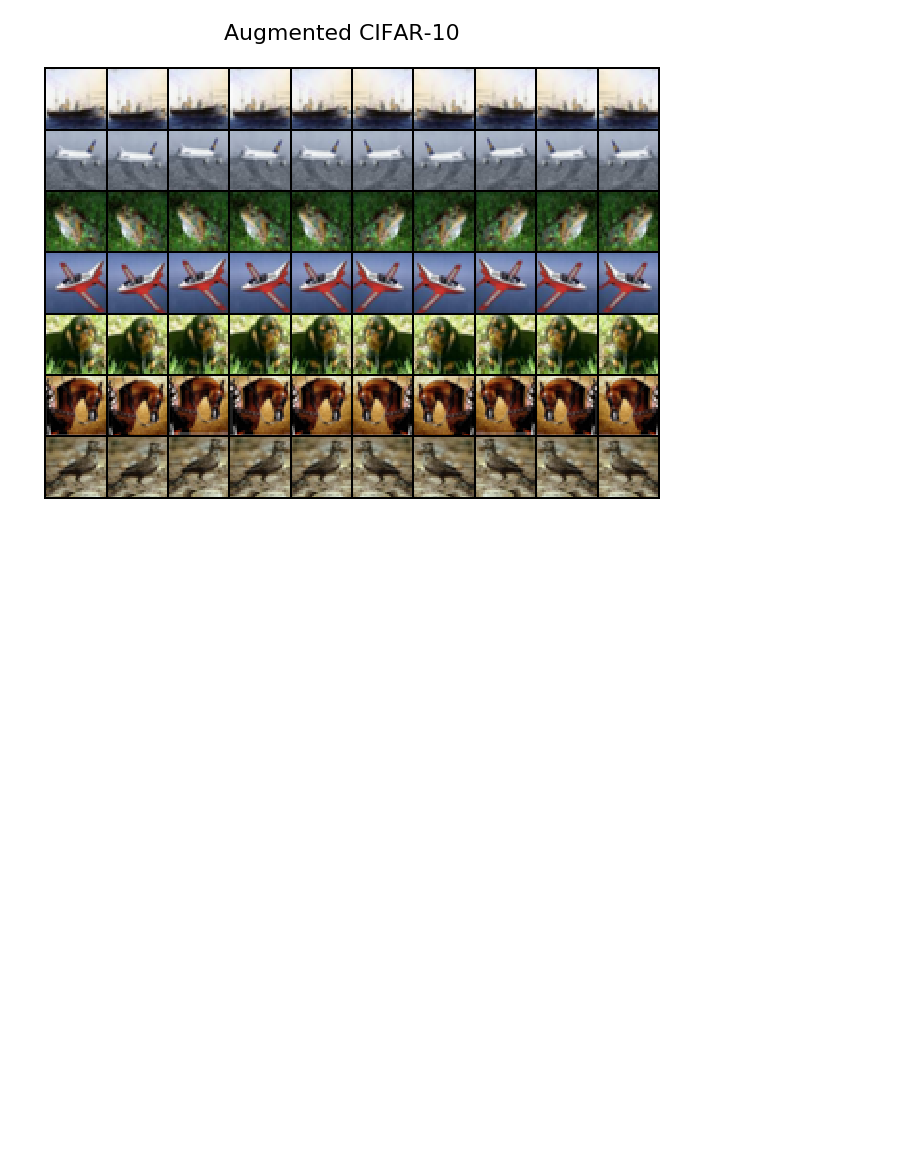
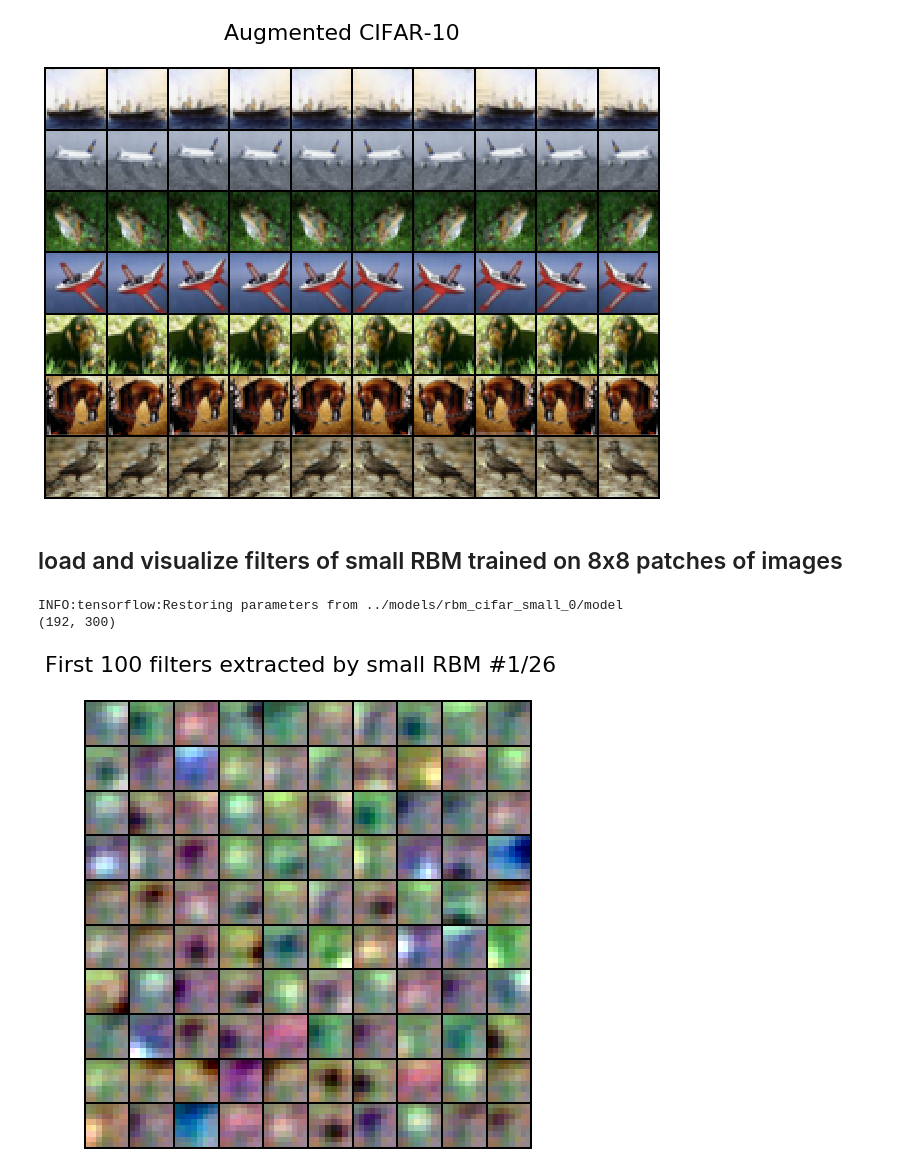
Before and after one commit to yell/boltzmann-machines, a Jupyter notebook: notebooks/dbm_cifar.ipynb, the cells around one changed output. Cells and saved outputs as stored; diff of their text form; code cells hidden in the pictures; blank space fills up the shorter version.

Commit message:
add small RBM filters visualization

```diff
--- a/notebooks/dbm_cifar.ipynb
+++ b/notebooks/dbm_cifar.ipynb
@@ -51,3 +56,28 @@ im_plot(Y, n_width=10, n_height=len(imgs_id), title='Augmented CIFAR-10',
 plt.savefig('cifar10_aug.png', dpi=196)
 # %% [output]
 [figure]
+# %% [markdown]
+## load and visualize filters of small RBM trained on 8x8 patches of images
+# %%
+# load RBM weights
+rbm_small = GaussianRBM.load_model('../models/rbm_cifar_small_0/')
+rbm_small_W = rbm_small.get_tf_params(scope='weights')['W']
+print rbm_small_W.shape
+
+# prepare for plotting
+rbm_small_W = rbm_small_W.T
+rbm_small_W -= rbm_small_W.min(axis=0)
+rbm_small_W /= rbm_small_W.ptp(axis=0) # -> [0; 1] range
+rbm_small_W = im_unflatten(rbm_small_W) # -> (32, 32, 3)
+rbm_small_W *= 255.
+rbm_small_W = rbm_small_W.astype('uint8')
+
+# plot
+fig = plt.figure(figsize=(8, 8))
+im_plot(rbm_small_W, title='First 100 filters extracted by small RBM #1/26',
+        title_params=)
+# plt.savefig('dbm_mnist_rbm1.png', dpi=196);
+# %% [output]
+INFO:tensorflow:Restoring parameters from ../models/rbm_cifar_small_0/model
+(192, 300)
+[figure, added]
```
Also changed, not shown: parts of 1 cell of this notebook.
